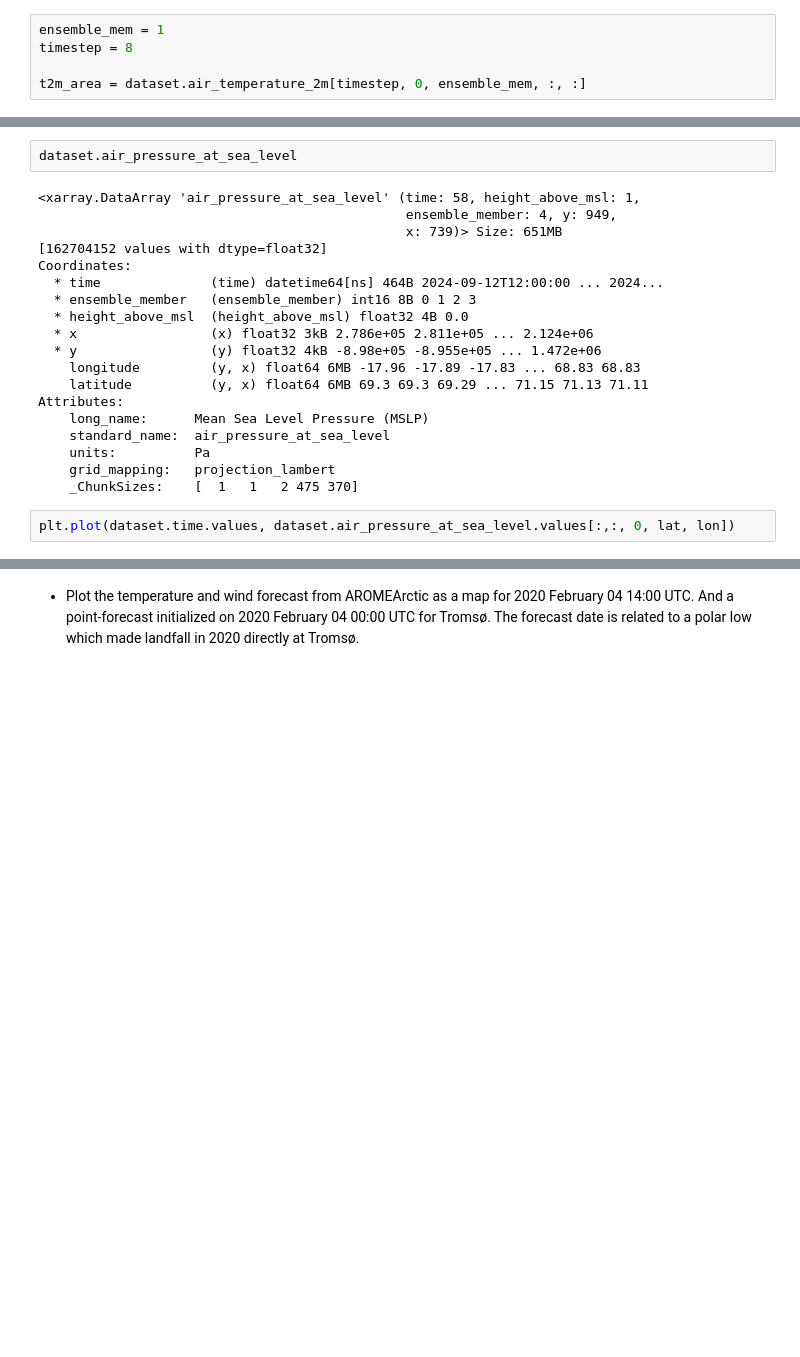
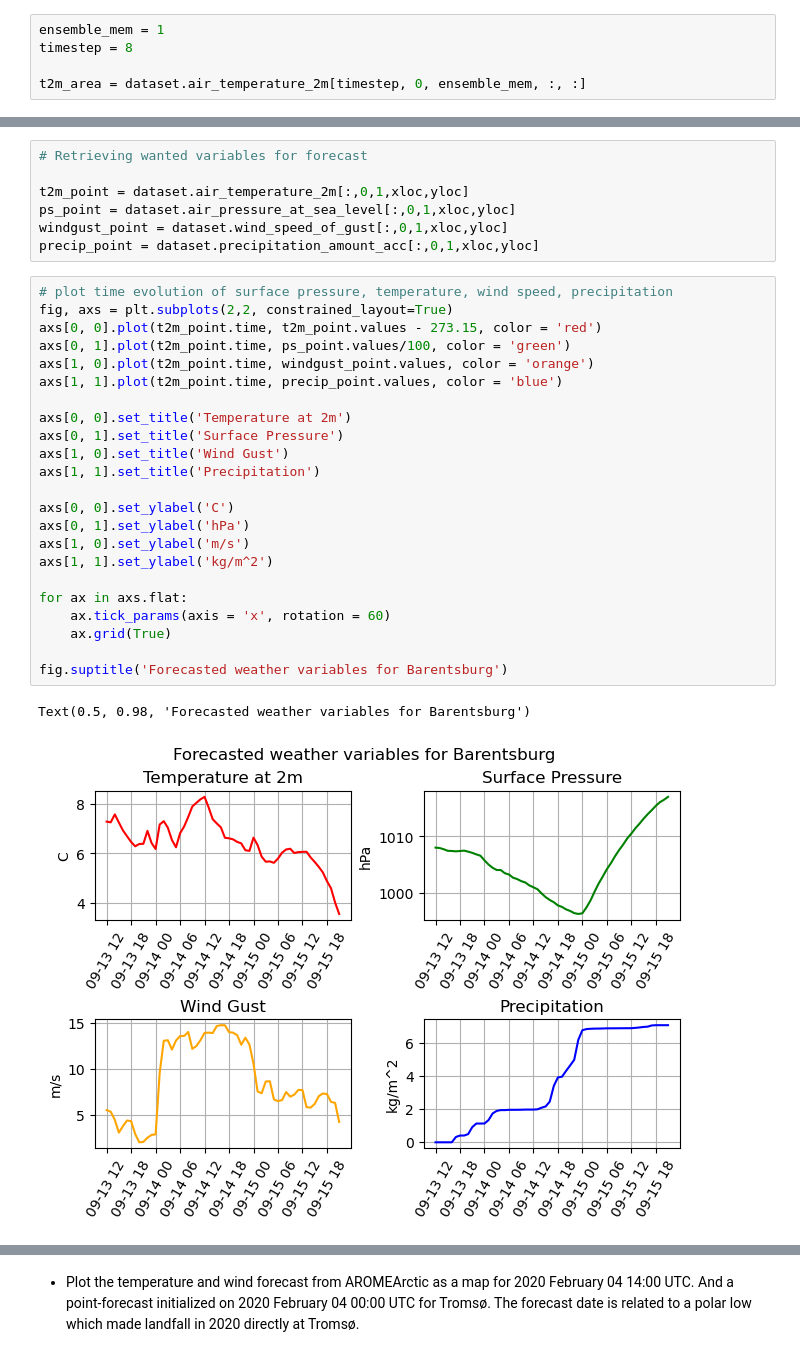
Before and after one commit to kjes4pres/GEO4902, a Jupyter notebook: Exercise 1a/1a.Script.ipynb, the cells around one changed output, grey strips where cells are left out. Saved outputs shown, nothing was run; the diff lists cells and outputs as text; blank space fills up the shorter version.

```diff
--- a/Exercise 1a/1a.Script.ipynb
+++ b/Exercise 1a/1a.Script.ipynb
@@ -183,23 +128,33 @@ Text(0.5, 0.98, 'Temperature forecast of Barentsburg at 2024-09-12T20:00:00.0000
-# %%
-dataset.air_pressure_at_sea_level
-# %% [output]
-<xarray.DataArray 'air_pressure_at_sea_level' (time: 58, height_above_msl: 1,
-                                               ensemble_member: 4, y: 949,
-                                               x: 739)> Size: 651MB
-[162704152 values with dtype=float32]
-Coordinates:
-  * time              (time) datetime64[ns] 464B 2024-09-12T12:00:00 ... 2024...
-  * ensemble_member   (ensemble_member) int16 8B 0 1 2 3
-  * height_above_msl  (height_above_msl) float32 4B 0.0
-  * x                 (x) float32 3kB 2.786e+05 2.811e+05 ... 2.124e+06
-  * y                 (y) float32 4kB -8.98e+05 -8.955e+05 ... 1.472e+06
-    longitude         (y, x) float64 6MB -17.96 -17.89 -17.83 ... 68.83 68.83
-    latitude          (y, x) float64 6MB 69.3 69.3 69.29 ... 71.15 71.13 71.11
-Attributes:
-    long_name:      Mean Sea Level Pressure (MSLP)
-    standard_name:  air_pressure_at_sea_level
-    units:          Pa
-    grid_mapping:   projection_lambert
-    _ChunkSizes:    [  1   1   2 475 370]
-# %%
-plt.plot(dataset.time.values, dataset.air_pressure_at_sea_level.values[:,:, 0, lat, lon])
+# %%
+# Retrieving wanted variables for forecast
+
+t2m_point = dataset.air_temperature_2m[:,0,1,xloc,yloc]
+ps_point = dataset.air_pressure_at_sea_level[:,0,1,xloc,yloc]
+windgust_point = dataset.wind_speed_of_gust[:,0,1,xloc,yloc]
+precip_point = dataset.precipitation_amount_acc[:,0,1,xloc,yloc]
+# %%
+# plot time evolution of surface pressure, temperature, wind speed, precipitation
+fig, axs = plt.subplots(2,2, constrained_layout=True)
+axs[0, 0].plot(t2m_point.time, t2m_point.values - 273.15, color = 'red')
+axs[0, 1].plot(t2m_point.time, ps_point.values/100, color = 'green')
+axs[1, 0].plot(t2m_point.time, windgust_point.values, color = 'orange')
+axs[1, 1].plot(t2m_point.time, precip_point.values, color = 'blue')
+
+axs[0, 0].set_title('Temperature at 2m')
+axs[0, 1].set_title('Surface Pressure')
+axs[1, 0].set_title('Wind Gust')
+axs[1, 1].set_title('Precipitation')
+
+axs[0, 0].set_ylabel('C')
+axs[0, 1].set_ylabel('hPa')
+axs[1, 0].set_ylabel('m/s')
+axs[1, 1].set_ylabel('kg/m^2')
+
+for ax in axs.flat:
+    ax.tick_params(axis = 'x', rotation = 60)
+    ax.grid(True)
+
+fig.suptitle('Forecasted weather variables for Barentsburg')
+# %% [output]
+Text(0.5, 0.98, 'Forecasted weather variables for Barentsburg')
+[figure, added]
```
Also changed, not shown: parts of 22 cells of this notebook.
